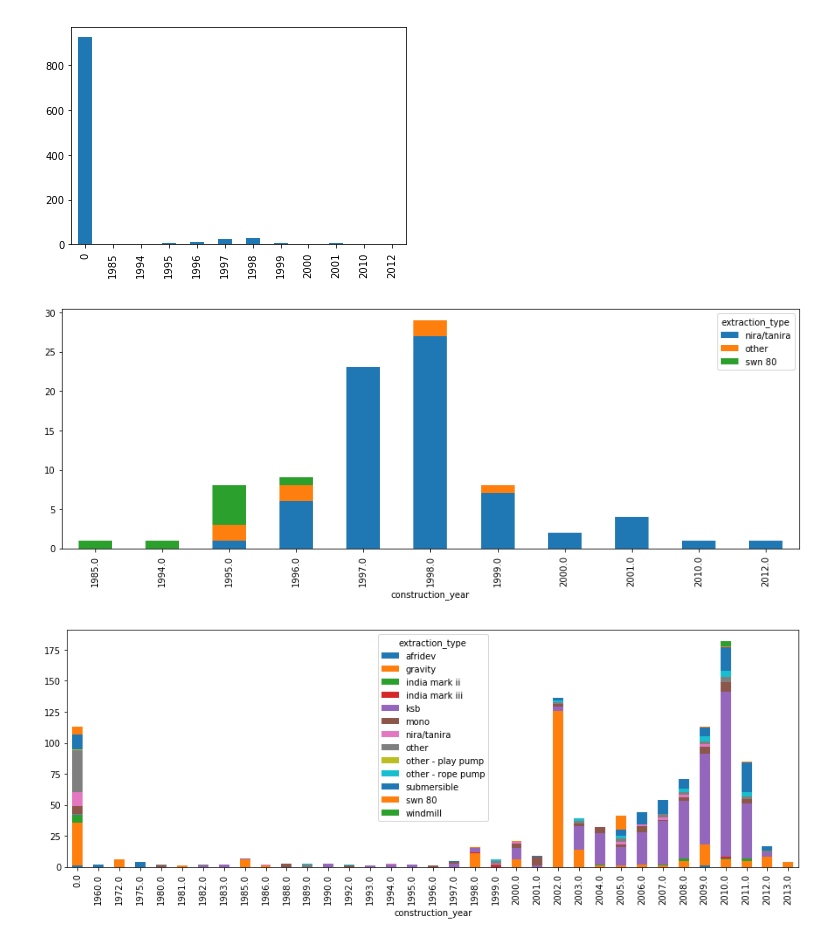
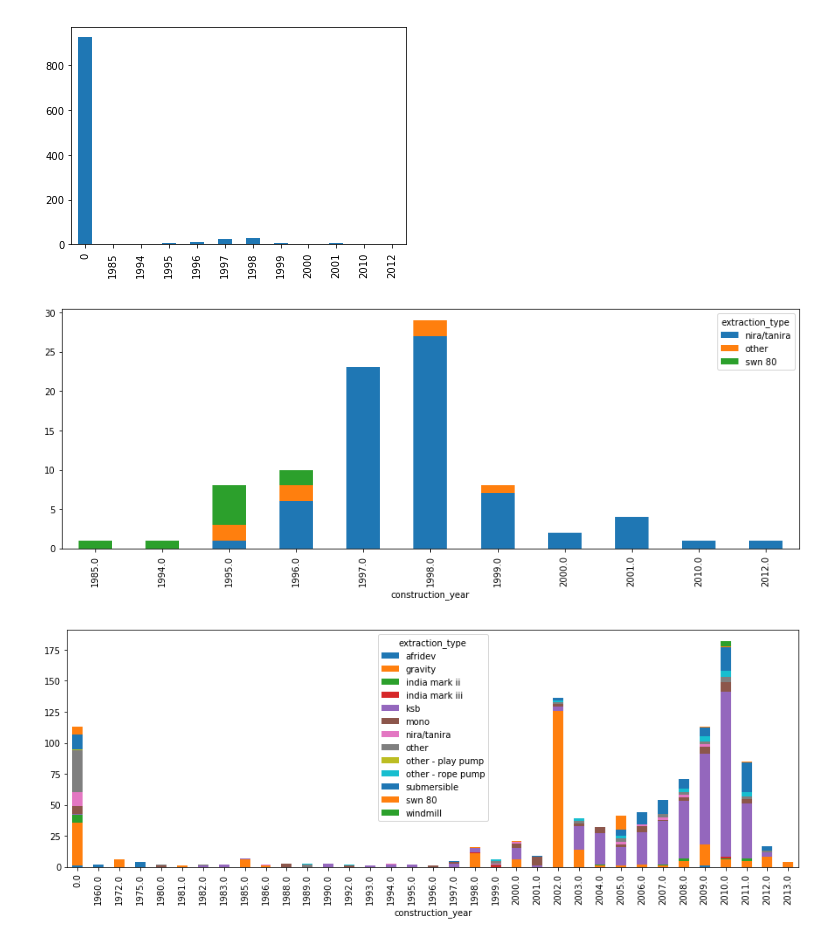
Before and after one commit to DrRoad/pumpitup, a Jupyter notebook: pumpitup_explore.ipynb, the cells around one changed output. Cells and saved outputs as stored; diff of their text form; code cells hidden in the pictures.

```diff
--- a/pumpitup_explore.ipynb
+++ b/pumpitup_explore.ipynb
@@ -471,10 +470,10 @@ data[data.funder.str.contains("Dwsp", na=False)].construction_year.value_counts(
 [figure]
 # %%
 # Funder Dwsp, without missing values, The Domestic Water Supply Program, 1993-2002
-pd.crosstab(data[(data.funder == "Dwsp") & (data.construction_year != 0)]["construction_year"][1:],
+pd.crosstab(data[(data.funder == "Dwsp") & (data.construction_year != 0)]["construction_year"],
             data.extraction_type).plot.bar(stacked=True, figsize=(15,5));
 # %% [output]
-[figure, old version]
+[figure, new version]
 # %%
 # Private individuals started to install mostly submersible ksb pumps from 2003-
 pd.crosstab(data[data.funder == "Private Individual"]["construction_year"],
```
Also changed, not shown: parts of 7 cells of this notebook.
